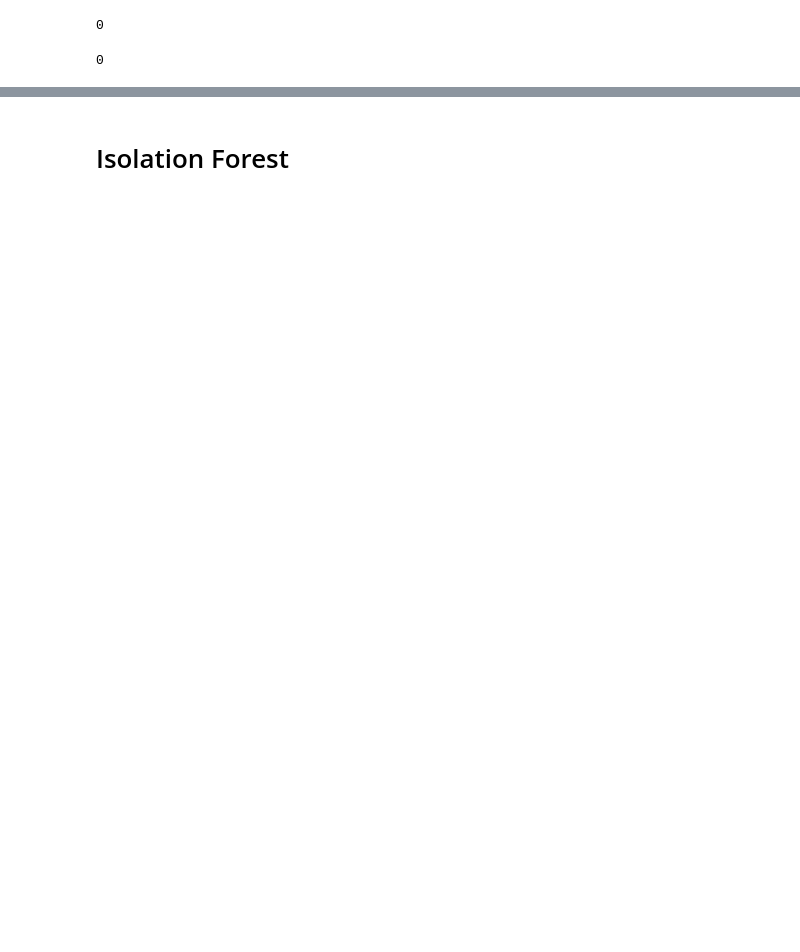
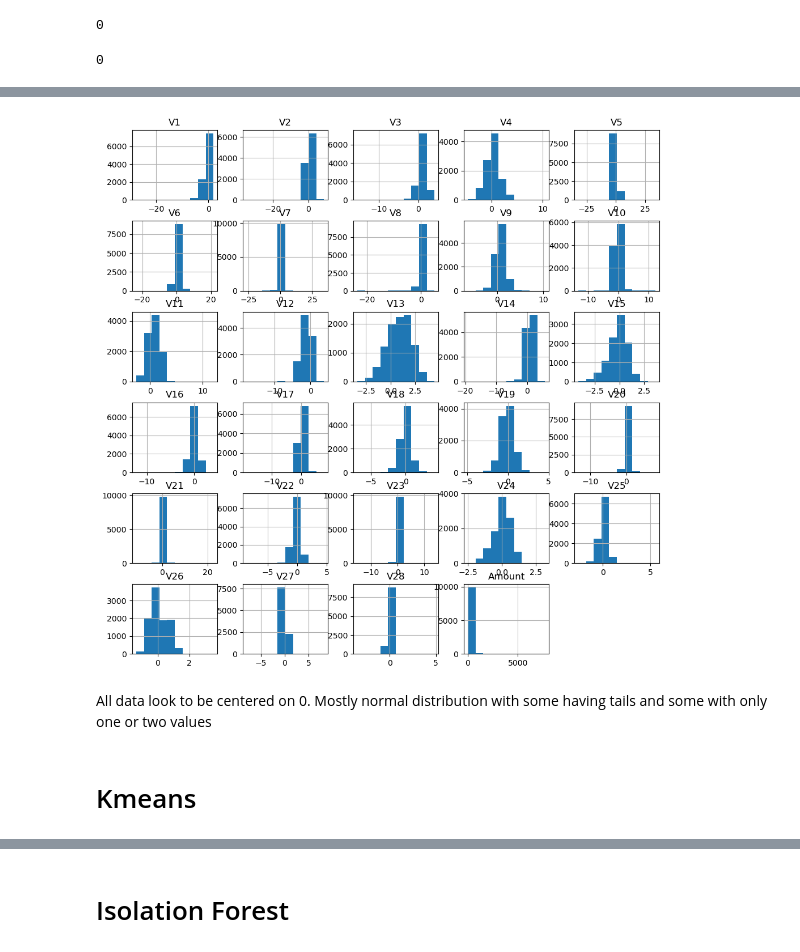
Before and after one commit to 808hanronald/W17-core, a Jupyter notebook: W17 core2.ipynb, the cells around one changed output, grey strips where cells are left out. Saved outputs shown, nothing was run; the diff lists cells and outputs as text; code cells hidden in the pictures; blank space fills up the shorter version.

```diff
--- a/W17 core2.ipynb
+++ b/W17 core2.ipynb
@@ -162,0 +78,8 @@ df_anomalies.head()
+# %%
+df.hist(figsize=(12,12));
+# %% [output]
+[figure, added]
+# %% [markdown]
+All data look to be centered on 0.  Mostly normal distribution with some having tails and some with only one or two values
+# %% [markdown]
+# Kmeans
```
Also changed, not shown: parts of 52 cells of this notebook.
